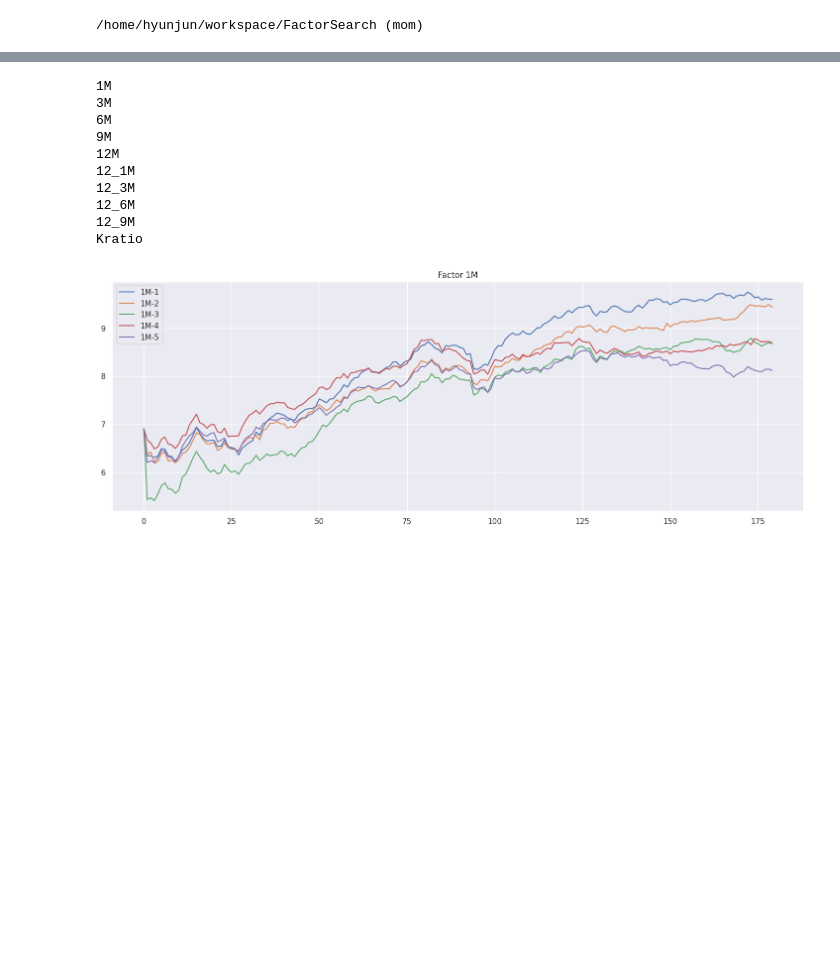
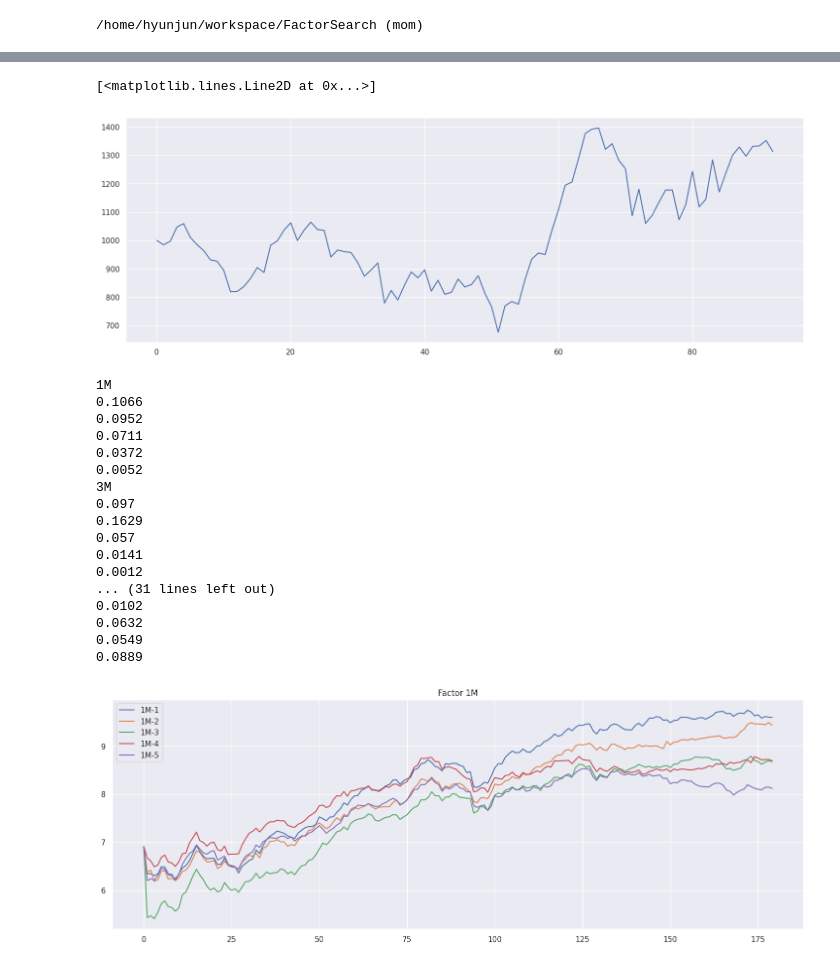
Before and after one commit to Yang-Hyun-Jun/Felector, a Jupyter notebook: notebooks/plot.ipynb, the cells around one changed output, grey strips where cells are left out. Cells and saved outputs as stored; diff of their text form; code cells hidden in the pictures; blank space fills up the shorter version.

```diff
--- a/notebooks/plot.ipynb
+++ b/notebooks/plot.ipynb
@@ -25,3 +25,10 @@ me
+# %%
+sns.set(style='darkgrid')
+plt.figure(figsize=(18, 6))
+plt.plot(pv)
+# %% [output]
+[<matplotlib.lines.Line2D at 0x...>]
+[figure, added]
 # %%
 from agent import RANDOMSEARCH
 
@@ -57,6 +64,7 @@ for factor in all:
         randomsearch = RANDOMSEARCH(config)
         randomsearch.init()
         PVs, PFs, TIs, POs, result = randomsearch.test('2001','2016')
+        print(result['sharpe'])
 
         if factor == '1M':
             M1.append(PVs)
@@ -89,15 +97,22 @@ for factor in all:
             KRATIO.append(PVs)
 # %% [output]
 1M
+0.1066
+0.0952
+0.0711
+0.0372
+0.0052
 3M
-6M
-9M
-12M
-12_1M
-12_3M
-12_6M
-12_9M
-Kratio
+0.097
+0.1629
+0.057
+0.0141
+0.0012
+... (31 lines left out)
+0.0102
+0.0632
+0.0549
+0.0889
 # %%
 dicts = {'1M':M1, '3M':M3, '6M':M6, '9M':M9,
          '12M':M12, '12_1M':M12_1, '12_3M':M12_3,
```
Also changed, not shown: parts of 2 cells of this notebook, 35 other files.
